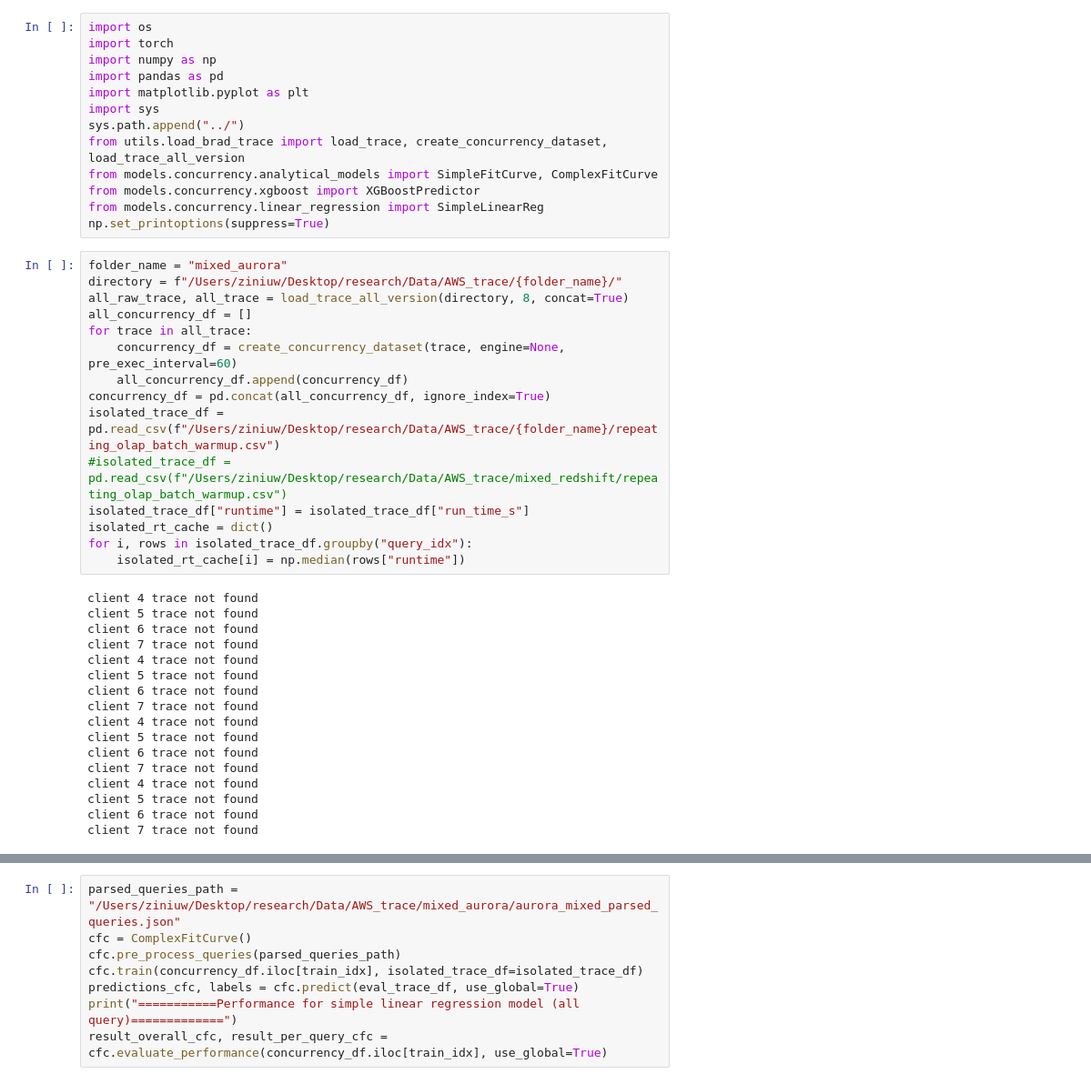
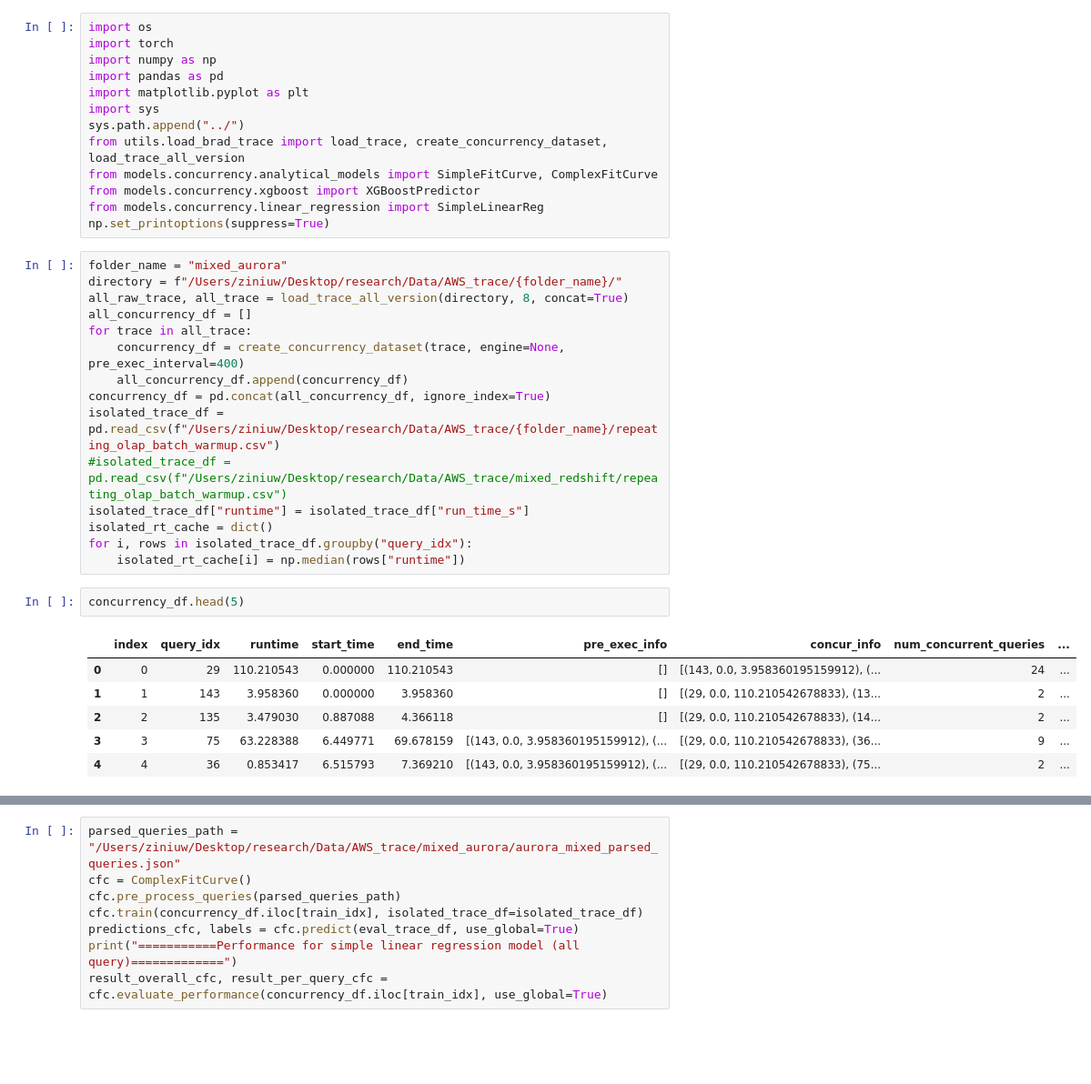
Before and after one commit to wuziniu/IconqSched, a Jupyter notebook: debug/02Complex_fit_curve.ipynb, the cells around one changed output, grey strips where cells are left out. Shown at 91% size. Drawn from its saved outputs; the diff is of its cells as text; blank space fills up the shorter version.

```diff
--- a/debug/02Complex_fit_curve.ipynb
+++ b/debug/02Complex_fit_curve.ipynb
@@ -17,7 +17,7 @@ directory = f"/Users/ziniuw/Desktop/research/Data/AWS_trace/{folder_name}/"
 all_raw_trace, all_trace = load_trace_all_version(directory, 8, concat=True)
 all_concurrency_df = []
 for trace in all_trace:
-    concurrency_df = create_concurrency_dataset(trace, engine=None, pre_exec_interval=60)
+    concurrency_df = create_concurrency_dataset(trace, engine=None, pre_exec_interval=400)
     all_concurrency_df.append(concurrency_df)
 concurrency_df = pd.concat(all_concurrency_df, ignore_index=True)
 isolated_trace_df = pd.read_csv(f"/Users/ziniuw/Desktop/research/Data/AWS_trace/{folder_name}/repeating_olap_batch_warmup.csv")
@@ -26,23 +26,15 @@ isolated_trace_df["runtime"] = isolated_trace_df["run_time_s"]
 isolated_rt_cache = dict()
 for i, rows in isolated_trace_df.groupby("query_idx"):
     isolated_rt_cache[i] = np.median(rows["runtime"])
-# %% [output]
-client 4 trace not found
-client 5 trace not found
-client 6 trace not found
-client 7 trace not found
-client 4 trace not found
-client 5 trace not found
-client 6 trace not found
-client 7 trace not found
-client 4 trace not found
-client 5 trace not found
-client 6 trace not found
-client 7 trace not found
-client 4 trace not found
-client 5 trace not found
-client 6 trace not found
-client 7 trace not found
+# %%
+concurrency_df.head(5)
+# %% [output]
+|  | index | query_idx | runtime | start_time | end_time | pre_exec_info | concur_info | num_concurrent_queries | ... |
+| 0 | 0 | 29 | 110.210543 | 0.000000 | 110.210543 | [] | [(143, 0.0, 3.958360195159912), (... | 24 | ... |
+| 1 | 1 | 143 | 3.958360 | 0.000000 | 3.958360 | [] | [(29, 0.0, 110.210542678833), (13... | 2 | ... |
+| 2 | 2 | 135 | 3.479030 | 0.887088 | 4.366118 | [] | [(29, 0.0, 110.210542678833), (14... | 2 | ... |
+| 3 | 3 | 75 | 63.228388 | 6.449771 | 69.678159 | [(143, 0.0, 3.958360195159912), (... | [(29, 0.0, 110.210542678833), (36... | 9 | ... |
+| 4 | 4 | 36 | 0.853417 | 6.515793 | 7.369210 | [(143, 0.0, 3.958360195159912), (... | [(29, 0.0, 110.210542678833), (75... | 2 | ... |
 # %%
 for i, rows in concurrency_df.groupby("query_idx"):
     runtime = rows["runtime"].values
```
Also changed, not shown: parts of 15 cells of this notebook, 5 other files.
